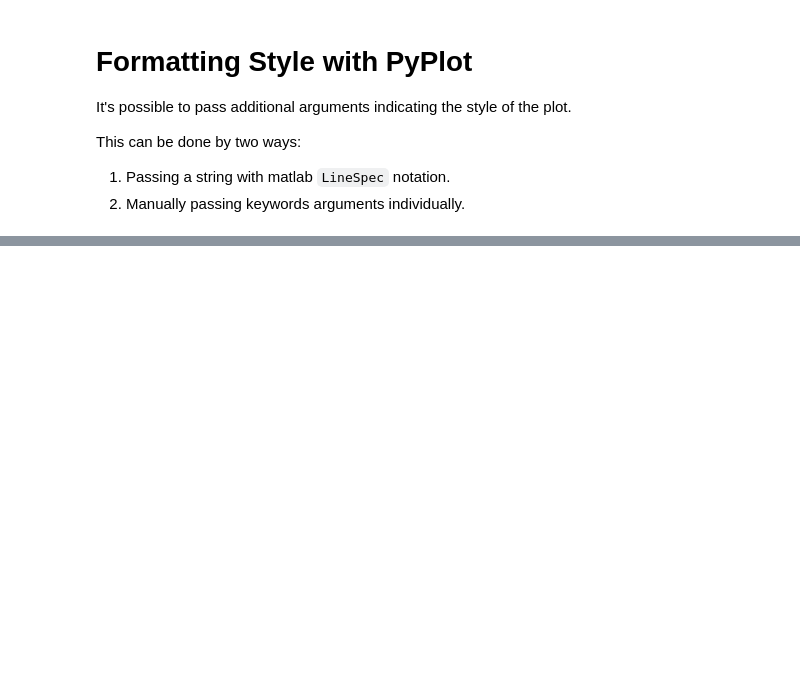
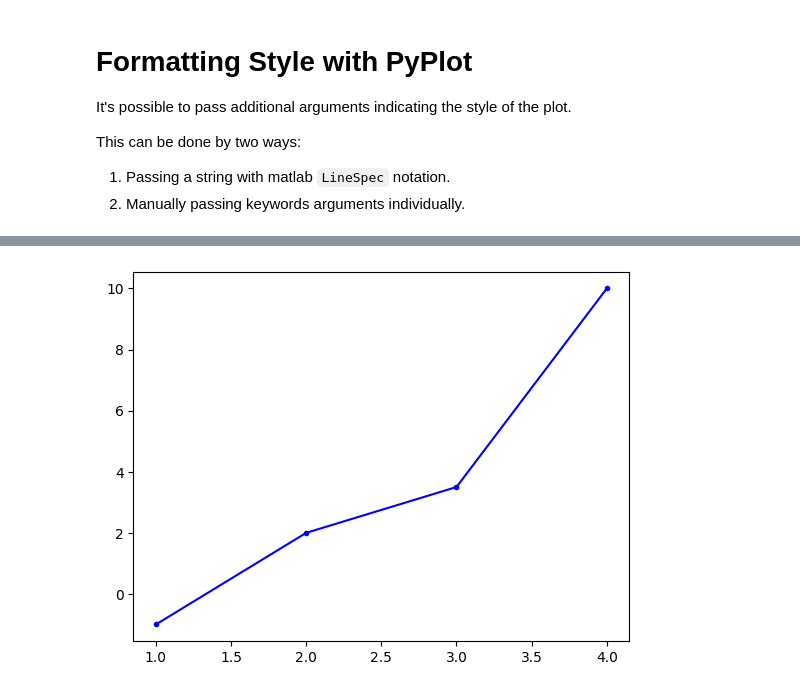
Before and after one commit to nluizsoliveira/Data-Notes, a Jupyter notebook: MatPlotLib.ipynb, the cells around one changed output, grey strips where cells are left out. Drawn from its saved outputs; the diff is of its cells as text; code cells hidden in the pictures; blank space fills up the shorter version.

Commit message:
feat(MatPlotLib): add plot styling

```diff
--- a/MatPlotLib.ipynb
+++ b/MatPlotLib.ipynb
@@ -61,0 +119,5 @@ This can be done by two ways:
+# %%
+plt.plot(x, y, '.-b') # point, solid line, blue
+plt.show()
+# %% [output]
+[figure, added]
```
Also changed, not shown: parts of 7 cells of this notebook.
